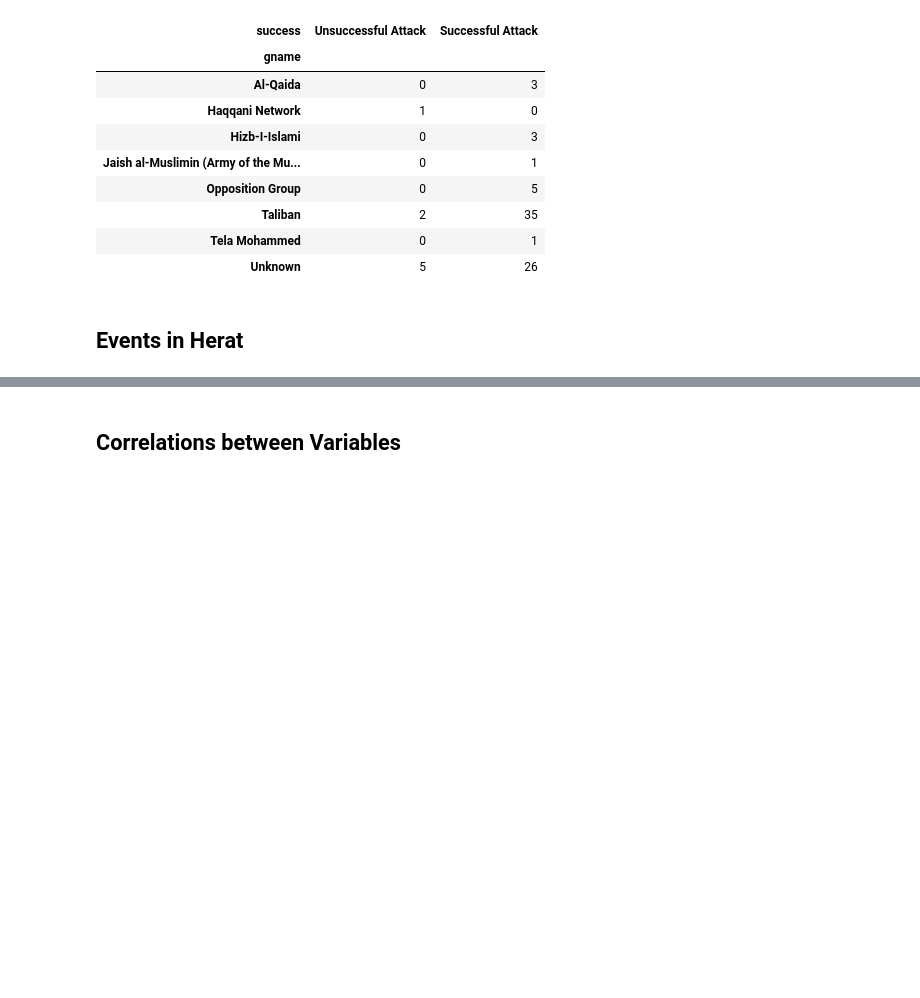
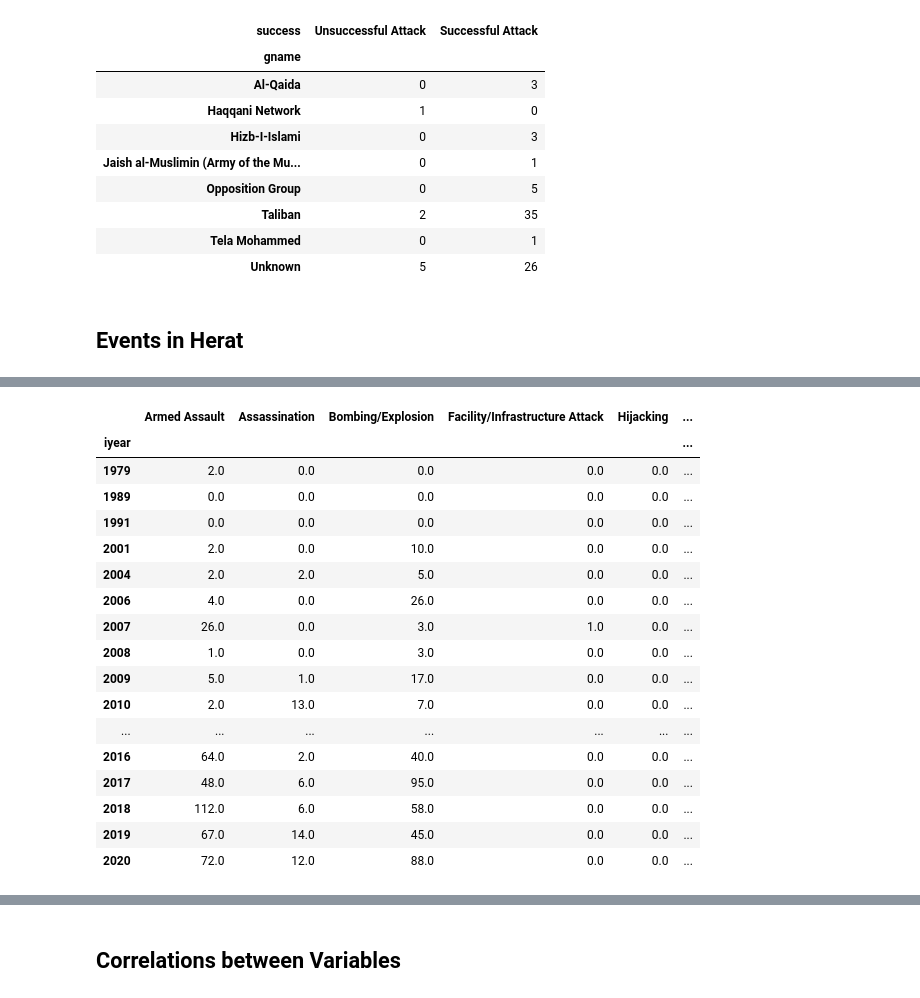
Before and after one commit to OdinProjectI/ODIN, a Jupyter notebook: WarInAfghanistan2001_2006.ipynb, the cells around one changed output, grey strips where cells are left out. Saved outputs shown, nothing was run; the diff lists cells and outputs as text; code cells hidden in the pictures; blank space fills up the shorter version.

```diff
--- a/WarInAfghanistan2001_2006.ipynb
+++ b/WarInAfghanistan2001_2006.ipynb
@@ -615,0 +626,23 @@ kabul_df.groupby(['success', 'gname']).size().unstack('success').replace({np.nan
+# %%
+herat_attacked: 'DataFrame' = pd.pivot_table(data=herat_df, index='iyear', columns=['attacktype1_txt'], values=['nkill'], aggfunc='sum' ).replace({np.nan:0.0})
+herat_attacked.columns = [ col[1].strip() for col in herat_attacked.columns.tolist() ]
+herat_attacked
+# %% [output]
+|  | Armed Assault | Assassination | Bombing/Explosion | Facility/Infrastructure Attack | Hijacking | ... |
+| iyear |  |  |  |  |  | ... |
+| 1979 | 2.0 | 0.0 | 0.0 | 0.0 | 0.0 | ... |
+| 1989 | 0.0 | 0.0 | 0.0 | 0.0 | 0.0 | ... |
+| 1991 | 0.0 | 0.0 | 0.0 | 0.0 | 0.0 | ... |
+| 2001 | 2.0 | 0.0 | 10.0 | 0.0 | 0.0 | ... |
+| 2004 | 2.0 | 2.0 | 5.0 | 0.0 | 0.0 | ... |
+| 2006 | 4.0 | 0.0 | 26.0 | 0.0 | 0.0 | ... |
+| 2007 | 26.0 | 0.0 | 3.0 | 1.0 | 0.0 | ... |
+| 2008 | 1.0 | 0.0 | 3.0 | 0.0 | 0.0 | ... |
+| 2009 | 5.0 | 1.0 | 17.0 | 0.0 | 0.0 | ... |
+| 2010 | 2.0 | 13.0 | 7.0 | 0.0 | 0.0 | ... |
+| ... | ... | ... | ... | ... | ... | ... |
+| 2016 | 64.0 | 2.0 | 40.0 | 0.0 | 0.0 | ... |
+| 2017 | 48.0 | 6.0 | 95.0 | 0.0 | 0.0 | ... |
+| 2018 | 112.0 | 6.0 | 58.0 | 0.0 | 0.0 | ... |
+| 2019 | 67.0 | 14.0 | 45.0 | 0.0 | 0.0 | ... |
+| 2020 | 72.0 | 12.0 | 88.0 | 0.0 | 0.0 | ... |
```
Also changed, not shown: parts of 11 cells of this notebook.
